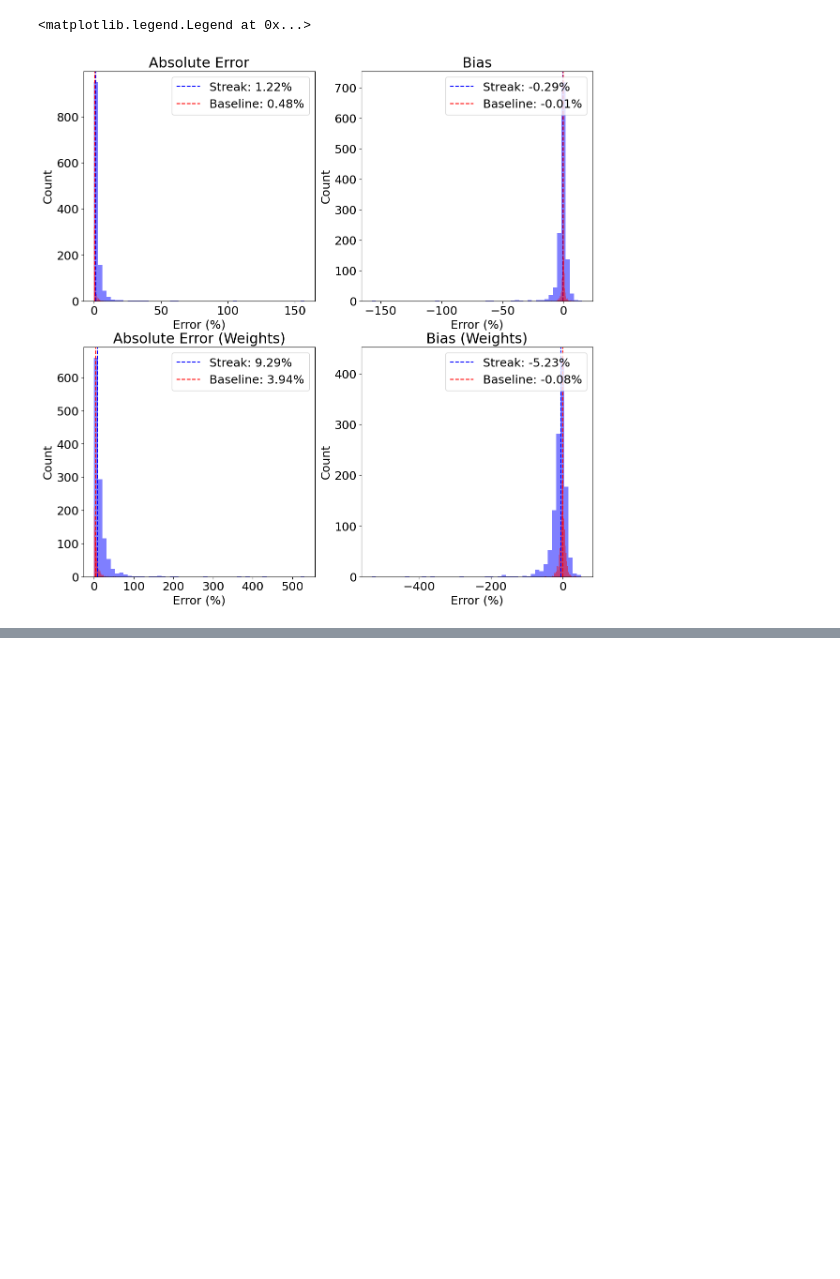
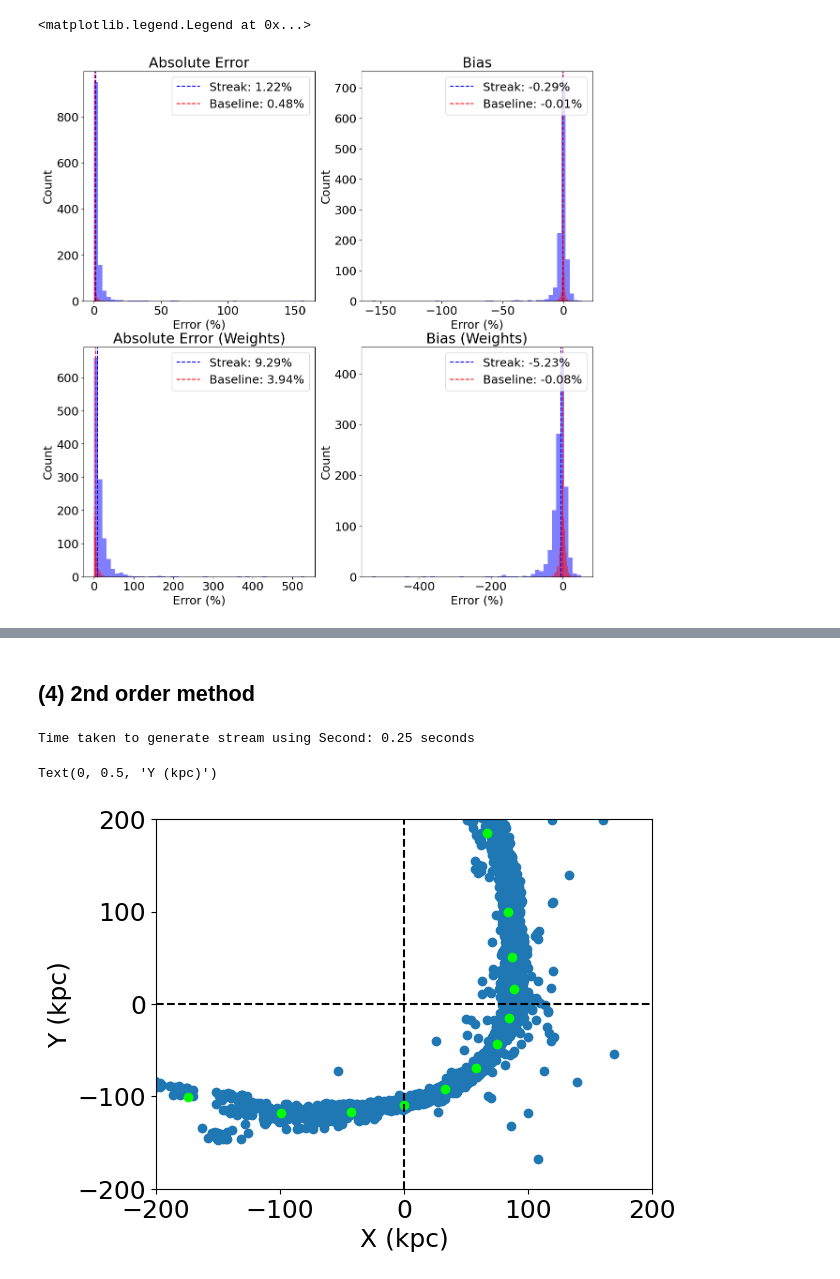
Before and after one commit to David-Chemaly/StreaMAX, a Jupyter notebook: quick_start.ipynb, the cells around one changed output, grey strips where cells are left out. Drawn from its saved outputs; the diff is of its cells as text; code cells hidden in the pictures; blank space fills up the shorter version.

```diff
--- a/quick_start.ipynb
+++ b/quick_start.ipynb
@@ -226,7 +228,7 @@ for i in tqdm(range(N), leave=True):
     params = dict_data['params']
 
     theta_stream_first, xv_stream_first, theta_sat_first, xv_sat_first, S, dS, refs, samples = generate_stream_first(params,  seed=other_seed)
-    theta_samples, xv_samples = inference_stream(theta_stream_first, xv_stream_first, refs, S, seed=other_seed, disp_x=0.1, disp_v=1.)
+    theta_samples, xv_samples = inference_first(theta_stream_first, xv_stream_first, refs, S, seed=other_seed, disp_x=0.1, disp_v=2.)
     count_first, theta_bin_first, r_bin, w_bin = get_track(theta_samples, xv_samples[:, 0], xv_samples[:, 1])
 
     r_diff = abs(dict_data['r_bin'] - r_bin)[dict_data['count'] > 100]
@@ -313,0 +316,23 @@ plt.legend(loc='upper right')
+# %% [markdown]
+## (4) 2nd order method
+# %%
+start = tt.time()
+theta_stream_second, xv_stream_second, theta_sat_second, xv_sat_second, S, dS, T, dT, refs, samples = generate_stream_second(params,  seed=111+1)
+theta_samples, xv_samples = inference_second(theta_stream_second, xv_stream_second, refs, S, T, seed=111, disp_x=0.3, disp_v=1.)
+end = tt.time()
+print(f"Time taken to generate stream using Second: {end - start:.2f} seconds")
+count_second, theta_bin_second, r_bin_second, w_bin_second = get_track(theta_samples, xv_samples[:, 0], xv_samples[:, 1])
+# %% [output]
+Time taken to generate stream using Second: 0.25 seconds
+# %%
+plt.scatter(xv_samples[:, 0], xv_samples[:, 1])
+plt.xlim(-200,200)
+plt.ylim(-200,200)
+plt.scatter(r_bin*np.cos(theta_bin), r_bin*np.sin(theta_bin), c='lime')
+plt.axvline(0, color='k', linestyle='--')
+plt.axhline(0, color='k', linestyle='--')
+plt.xlabel('X (kpc)')
+plt.ylabel('Y (kpc)')
+# %% [output]
+Text(0, 0.5, 'Y (kpc)')
+[figure, added]
```
Also changed, not shown: parts of 10 cells of this notebook, 5 other files.
